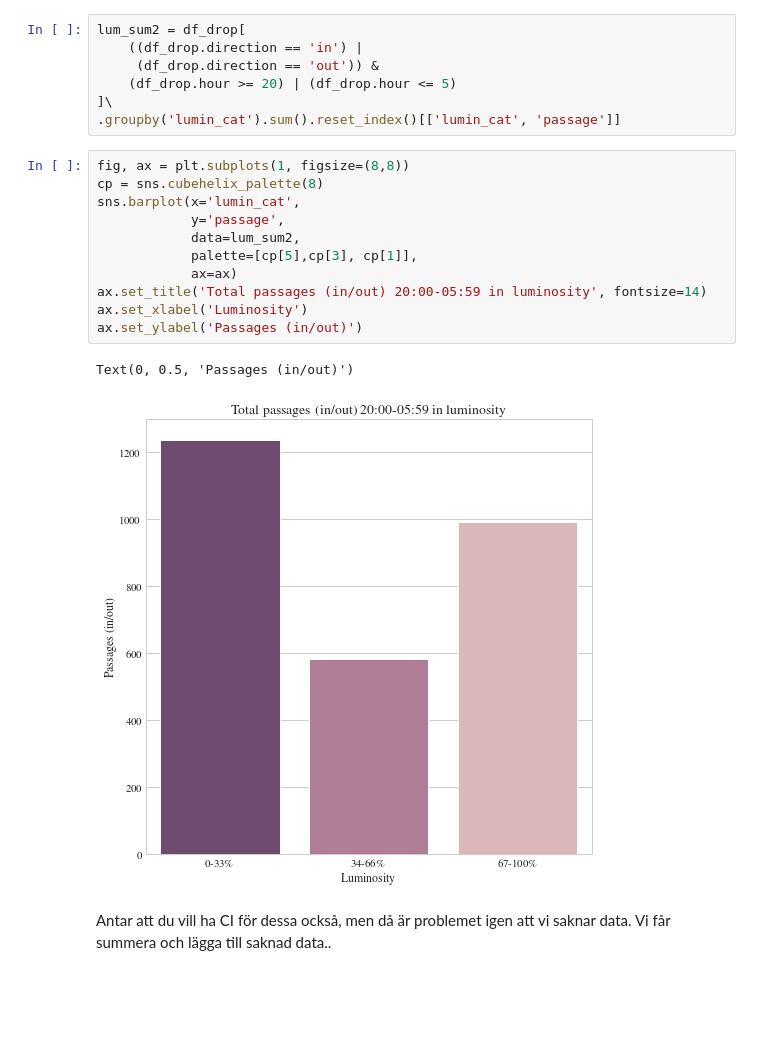
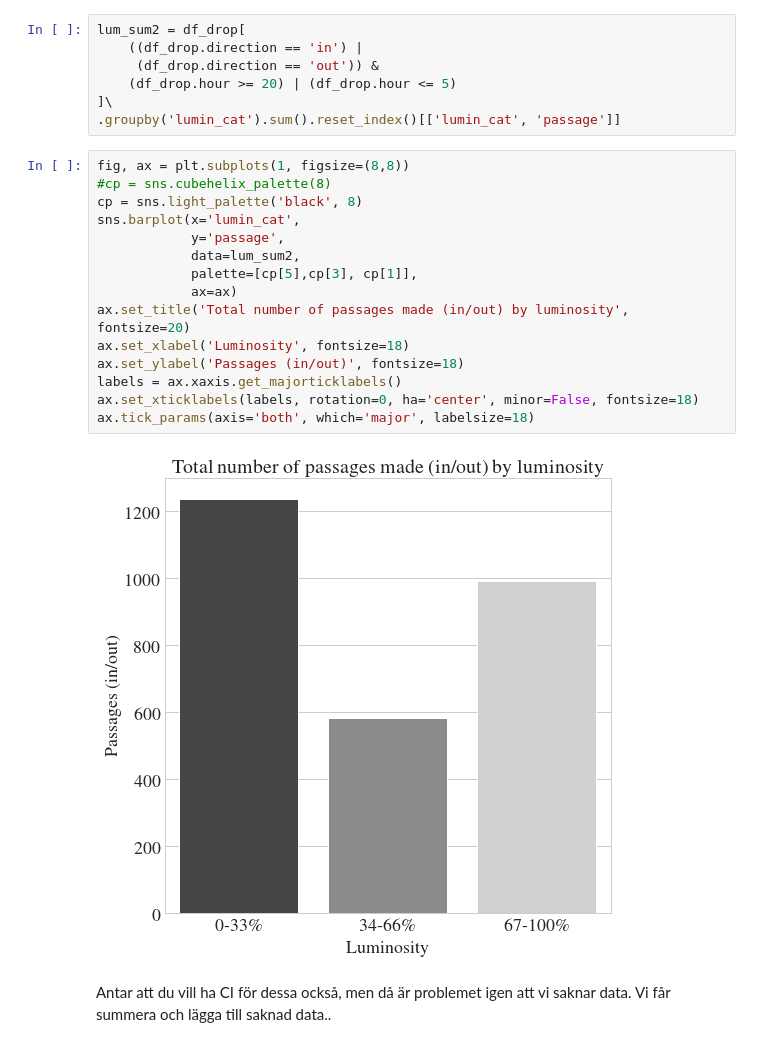
Before and after one commit to maxlund/johannas, a Jupyter notebook: sveas_times.ipynb, the cells around one changed output. Cells and saved outputs as stored; diff of their text form; blank space fills up the shorter version.

```diff
--- a/sveas_times.ipynb
+++ b/sveas_times.ipynb
@@ -2032,18 +2044,21 @@ lum_sum2 = df_drop[
 .groupby('lumin_cat').sum().reset_index()[['lumin_cat', 'passage']]
 # %%
 fig, ax = plt.subplots(1, figsize=(8,8))
-cp = sns.cubehelix_palette(8)
+#cp = sns.cubehelix_palette(8)
+cp = sns.light_palette('black', 8)
 sns.barplot(x='lumin_cat',
             y='passage',
             data=lum_sum2,
             palette=[cp[5],cp[3], cp[1]],
             ax=ax)
-ax.set_title('Total passages (in/out) 20:00-05:59 in luminosity', fontsize=14)
-ax.set_xlabel('Luminosity')
-ax.set_ylabel('Passages (in/out)')
+ax.set_title('Total number of passages made (in/out) by luminosity', fontsize=20)
+ax.set_xlabel('Luminosity', fontsize=18)
+ax.set_ylabel('Passages (in/out)', fontsize=18)
+labels = ax.xaxis.get_majorticklabels()
+ax.set_xticklabels(labels, rotation=0, ha='center', minor=False, fontsize=18)
+ax.tick_params(axis='both', which='major', labelsize=18)
 # %% [output]
-Text(0, 0.5, 'Passages (in/out)')
-[figure, old version]
+[figure, new version]
 # %% [markdown]
 Antar att du vill ha CI för dessa också, men då är problemet igen att vi saknar data. Vi får summera och lägga till saknad data..
 # %%
```
Also changed, not shown: parts of 64 cells of this notebook.
